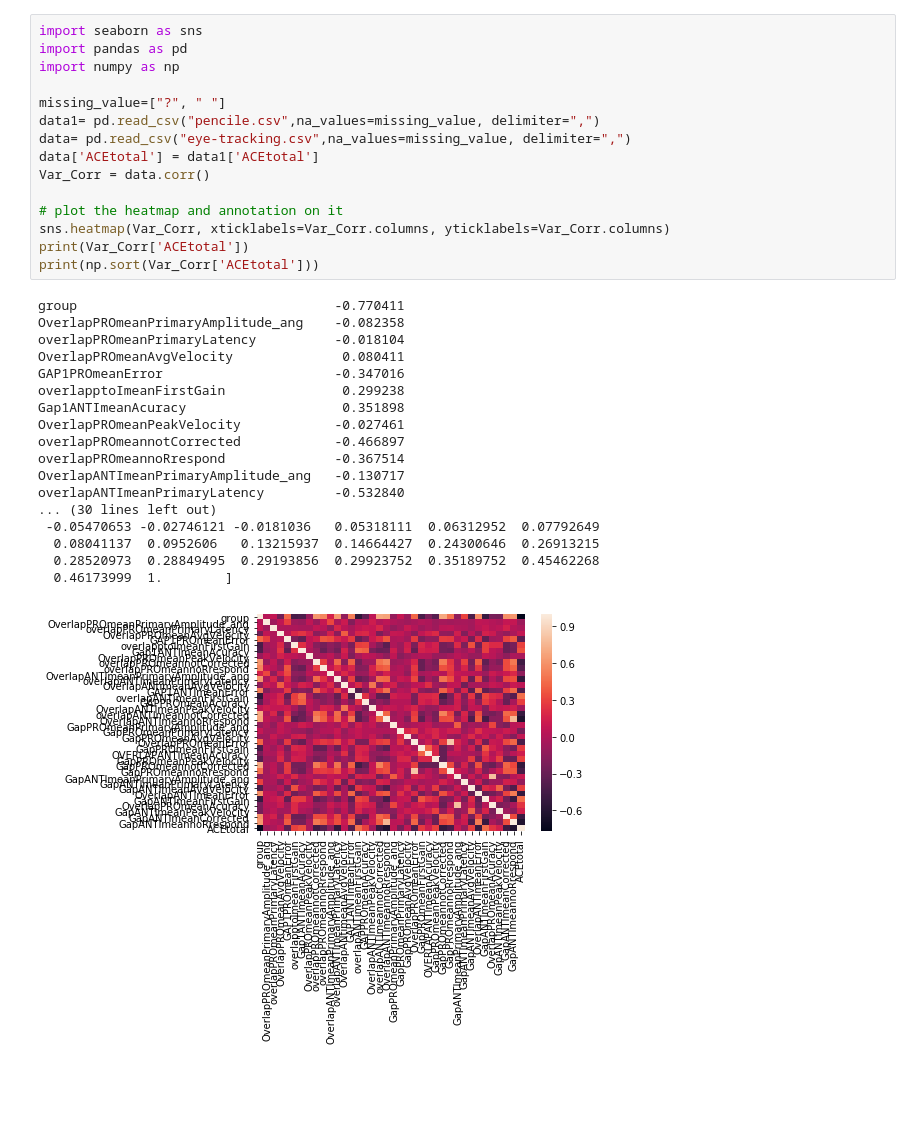
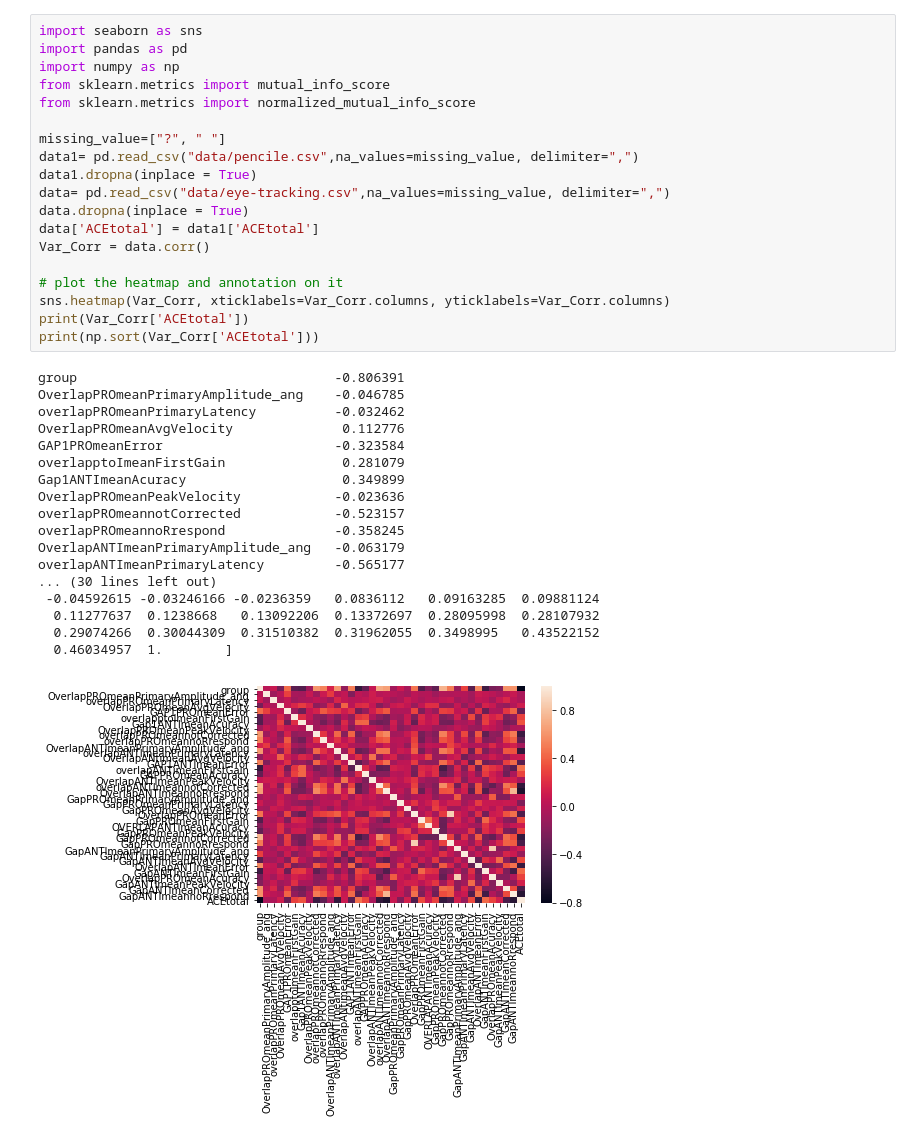
Before and after one commit to aminkhod/Eye_tracking-Neuroscience, a Jupyter notebook: correlation.ipynb, the cells around one changed output. Saved outputs shown, nothing was run; the diff lists cells and outputs as text; blank space fills up the shorter version.

```diff
--- a/correlation.ipynb
+++ b/correlation.ipynb
@@ -1,37 +1,41 @@
 # %%
 import seaborn as sns
 import pandas as pd
 import numpy as np
+from sklearn.metrics import mutual_info_score
+from sklearn.metrics import normalized_mutual_info_score
 
 missing_value=["?", " "]
-data1= pd.read_csv("pencile.csv",na_values=missing_value, delimiter=",")
-data= pd.read_csv("eye-tracking.csv",na_values=missing_value, delimiter=",")
+data1= pd.read_csv("data/pencile.csv",na_values=missing_value, delimiter=",")
+data1.dropna(inplace = True)
+data= pd.read_csv("data/eye-tracking.csv",na_values=missing_value, delimiter=",")
+data.dropna(inplace = True)
 data['ACEtotal'] = data1['ACEtotal']
 Var_Corr = data.corr()
 
 # plot the heatmap and annotation on it
 sns.heatmap(Var_Corr, xticklabels=Var_Corr.columns, yticklabels=Var_Corr.columns)
 print(Var_Corr['ACEtotal'])
 print(np.sort(Var_Corr['ACEtotal']))
 # %% [output]
-group                                 -0.770411
-OverlapPROmeanPrimaryAmplitude_ang    -0.082358
-overlapPROmeanPrimaryLatency          -0.018104
-OverlapPROmeanAvgVelocity              0.080411
-GAP1PROmeanError                      -0.347016
-overlapptoImeanFirstGain               0.299238
-Gap1ANTImeanAcuracy                    0.351898
-OverlapPROmeanPeakVelocity            -0.027461
-overlapPROmeannotCorrected            -0.466897
-overlapPROmeannoRrespond              -0.367514
-OverlapANTImeanPrimaryAmplitude_ang   -0.130717
-overlapANTImeanPrimaryLatency         -0.532840
+group                                 -0.806391
+OverlapPROmeanPrimaryAmplitude_ang    -0.046785
+overlapPROmeanPrimaryLatency          -0.032462
+OverlapPROmeanAvgVelocity              0.112776
+GAP1PROmeanError                      -0.323584
+overlapptoImeanFirstGain               0.281079
+Gap1ANTImeanAcuracy                    0.349899
+OverlapPROmeanPeakVelocity            -0.023636
+overlapPROmeannotCorrected            -0.523157
+overlapPROmeannoRrespond              -0.358245
+OverlapANTImeanPrimaryAmplitude_ang   -0.063179
+overlapANTImeanPrimaryLatency         -0.565177
 ... (30 lines left out)
- -0.05470653 -0.02746121 -0.0181036   0.05318111  0.06312952  0.07792649
-  0.08041137  0.0952606   0.13215937  0.14664427  0.24300646  0.26913215
-  0.28520973  0.28849495  0.29193856  0.29923752  0.35189752  0.45462268
-  0.46173999  1.        ]
+ -0.04592615 -0.03246166 -0.0236359   0.0836112   0.09163285  0.09881124
+  0.11277637  0.1238668   0.13092206  0.13372697  0.28095998  0.28107932
+  0.29074266  0.30044309  0.31510382  0.31962055  0.3498995   0.43522152
+  0.46034957  1.        ]
-[figure, old version]
+[figure, new version]
 # %%
 corr = data.corr()
 ax = sns.heatmap(
```
Also changed, not shown: parts of 5 cells of this notebook, 2 other files.
